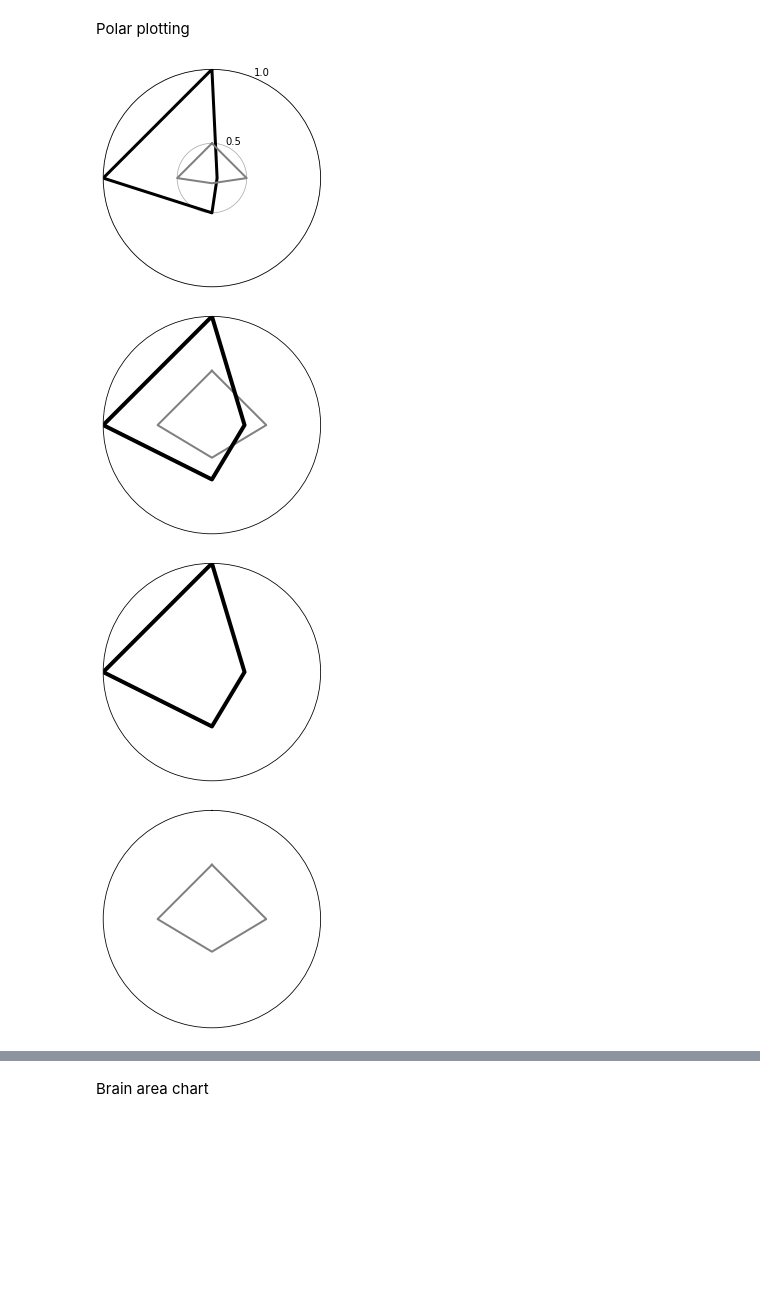
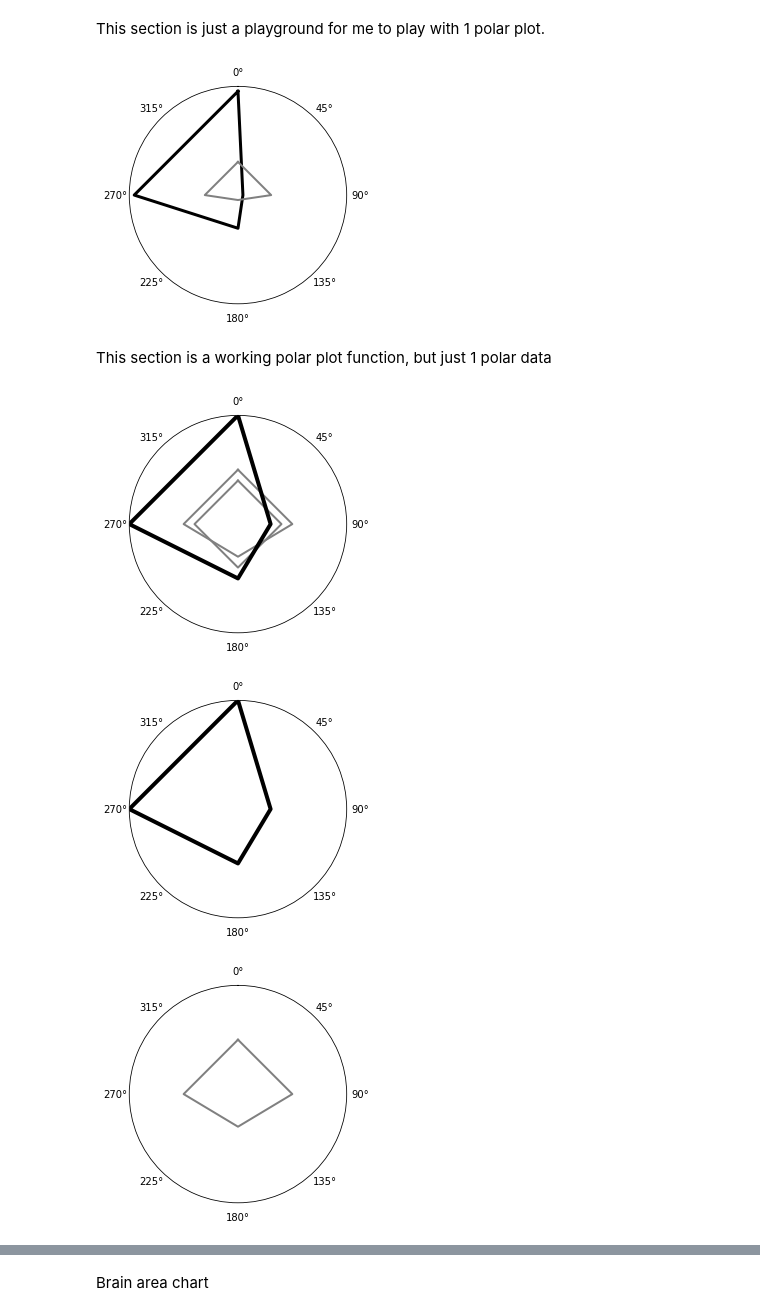
Before and after one commit to AllenInstitute/swdb_2019_student, a Jupyter notebook: visionaries/notebooks/polar_plot_playground.ipynb, the cells around one changed output, grey strips where cells are left out. Drawn from its saved outputs; the diff is of its cells as text; code cells hidden in the pictures; blank space fills up the shorter version.

```diff
--- a/visionaries/notebooks/polar_plot_playground.ipynb
+++ b/visionaries/notebooks/polar_plot_playground.ipynb
@@ -1,45 +1,37 @@
-# %% [markdown]
-Polar plotting
+# %% [markdown]
+This section is just a playground for me to play with 1 polar plot.
 # %%
 theta = np.radians([0,90, 180, 270, 0])
 r = [1.0,0.3, 0.5, 1.0, 1.0]
 
 theta2 = np.radians([0,90, 180, 270, 0])
 r2 = [0.5,0.5, 0.3, 0.5, 0.5]
 
 fig, axes = plt.subplots(nrows=1, ncols=1, subplot_kw=dict(polar=True))
 
 # Because default is 0 pointing to east, we want 0 at north.
 axes.set_theta_zero_location('N')
 # Default is ccw, we want cw
 axes.set_theta_direction(-1)
 
 # How often to show the 0 ... 1.0 gradation in r values.
 axes.set_yticks([])
-axes.set_xticks([])
+axes.set_xticks(np.radians([0,45,90,135,180,225,270,315]))
 # If you want to turn on / off the gray scaling circles and r grids
-axes.grid(True)
+axes.grid(False)
 
 p = axes.plot(theta, r, color='black', ls='-', linewidth=3)
 p2 = axes.plot(theta2, r2, color='gray', ls='-', linewidth=2)
 #p[0].MarkerSize = 10
 # So enclosed region is grey instead of blank / white.
 #ax.fill(theta,r,'0.75')
 # %% [output]
-[figure, old version]
+[figure, new version]
+# %% [markdown]
+This section is a working polar plot function, but just 1 polar data
 # %%
 import matplotlib.pyplot as plt
 import numpy as np
-
-# Inputs
-theta = np.radians([0,90, 180, 270])
-r = [1.0,0.3, 0.5, 1.0]
-
-theta2 = np.radians([0,90, 180, 270])
-r2 = [0.5,0.5, 0.3, 0.5]
-
-theta3 = np.radians([0,90, 180, 270])
-r3 = [0.4,0.4, 0.4, 0.4]
 
 def polar_plot(ax, theta, r, color='black', linewidth = 2):
     """
@@ -62,29 +54,37 @@ def polar_plot(ax, theta, r, color='black', linewidth = 2):
     # Default is ccw, we want cw
     ax.set_theta_direction(-1)
 
-    ax.set_xticks([])
+    ax.set_xticks(np.radians([0,45,90,135,180,225,270,315]))
     # How often to show the 0 ... 1.0 gradation in r values.
     # Have to set y ticks, or the
     ax.set_yticks([0,1.0])
     ax.get_yaxis().set_visible(False)
     # If you want to turn on / off the gray scaling circles and r grids
-    ax.grid(True)
+    ax.grid(False)
 
     # rmax has to be set after plotting. See https://stackoverflow.com/questions/54653423/matplotlib-set-rmax-and-set-rticks-not-working
     ax.set_rmax(1.0)
 
+# Inputs
+theta = np.radians([0,90, 180, 270])
+r = [1.0,0.3, 0.5, 1.0]
+
+theta2 = np.radians([0,90, 180, 270])
+r2 = [0.5,0.5, 0.3, 0.5]
+
+theta3 = np.radians([0,90, 180, 270])
+r3 = [0.4,0.4, 0.4, 0.4]
+
 fig, axes = plt.subplots(nrows=1, ncols=1, subplot_kw=dict(polar=True))
 polar_plot(axes, theta2, r2, color='grey', linewidth=2)
-#polar_plot(axes, theta3, r3, color='grey', linewidth=2)
+polar_plot(axes, theta3, r3, color='grey', linewidth=2)
 polar_plot(axes, theta, r, color='black', linewidth=4)
 
 fig, axes = plt.subplots(nrows=1, ncols=1, subplot_kw=dict(polar=True))
 polar_plot(axes, theta, r, color='black', linewidth=4)
-#fig, axes = plt.subplots(nrows=1, ncols=1, subplot_kw=dict(polar=True))
-#polar_plot(axes, theta3, r3, color='grey', linewidth=2)
 fig, axes = plt.subplots(nrows=1, ncols=1, subplot_kw=dict(polar=True))
 polar_plot(axes, theta2, r2, color='grey', linewidth=2)
 # %% [output]
-[figure, old version]
+[figure, new version]
-[figure, old version]
+[figure, new version]
-[figure, old version]
+[figure, new version]
```
Also changed, not shown: parts of 3 cells of this notebook.
